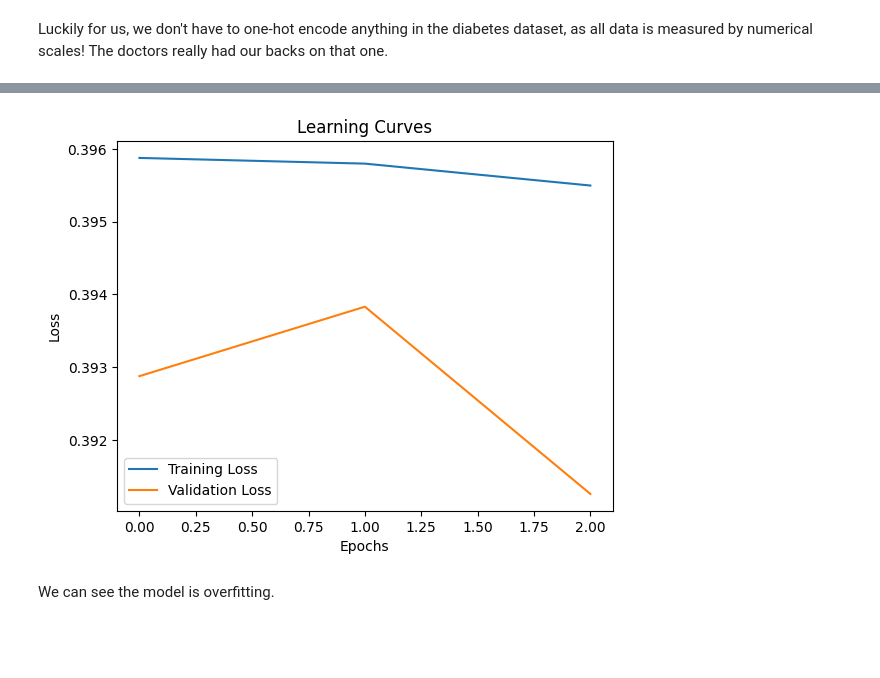
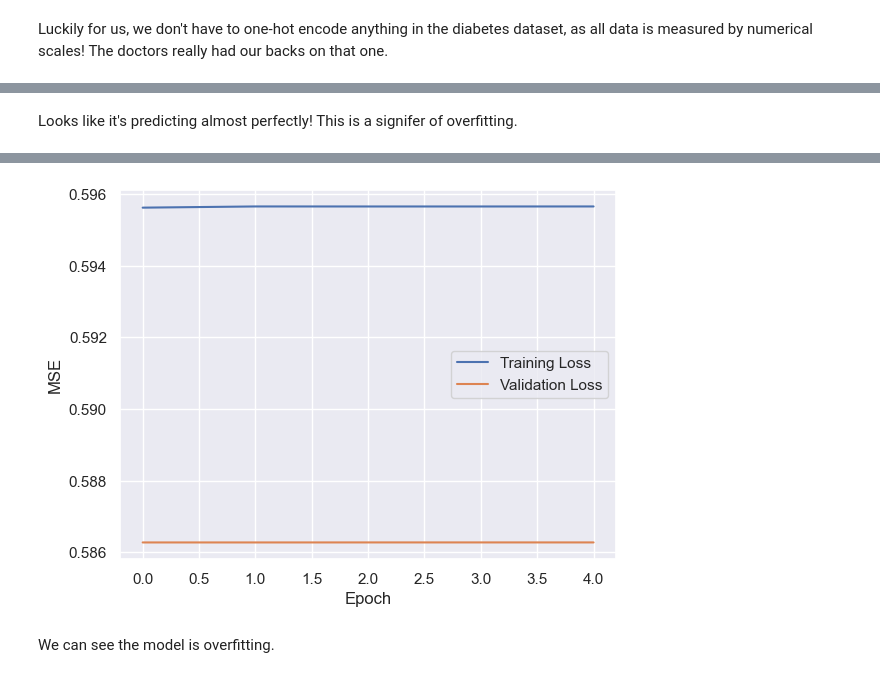
Before and after one commit to faithz314/INDE577, a Jupyter notebook: 577repo/Supervised Learning/4_Neural Networks/Diabetes.ipynb, the cells around one changed output, grey strips where cells are left out. Drawn from its saved outputs; the diff is of its cells as text; code cells hidden in the pictures; blank space fills up the shorter version.

```diff
--- a/577repo/Supervised Learning/4_Neural Networks/Diabetes.ipynb
+++ b/577repo/Supervised Learning/4_Neural Networks/Diabetes.ipynb
@@ -40,6 +47,8 @@ Luckily for us, we don't have to one-hot encode anything in the diabetes dataset
 # %%
 df= pd.read_csv(r"C:\Users\faith\inde 577\INDE577\577repo\Supervised Learning\Datasets\diabetes_012_health_indicators_BRFSS2015.csv")
 df= df.dropna()
+
+sns.set_theme()
 
 X = df.iloc[:, [1,2,3,4,5,6,7,8,9,10,11,12,13,14,15,16,17,18,19,20,21]].values
 y = df.iloc[:, 0].values
@@ -48,4 +57,4 @@ scaler = StandardScaler()
 X_scaled = scaler.fit_transform(X)
 X = X_scaled
 
-X_train, X_test, y_train, y_test = train_test_split(X, y, test_size=0.33, random_state=0)
+X_train, X_test, y_train, y_test = train_test_split(X, y, test_size=0.3, random_state=0)
@@ -53,7 +64,5 @@ X_train, X_test, y_train, y_test = train_test_split(X, y, test_size=0.33, random
 model = tf.keras.models.Sequential([
     tf.keras.layers.Dense(64, activation='relu', input_shape=(X_train.shape[1],)),
     tf.keras.layers.Dropout(0.2),
-    tf.keras.layers.Dense(32, activation='relu'),
-    tf.keras.layers.Dropout(0.2),
-    tf.keras.layers.Dense(3, activation='softmax')  # Output layer with 3 neurons and softmax activation
+    tf.keras.layers.Dense(20, activation='softmax')  # Output layer with 3 neurons and softmax activation
 ])
@@ -60,7 +71,8 @@ model = tf.keras.models.Sequential([
 # %%
-model.compile(optimizer='adam',
-              loss='sparse_categorical_crossentropy',
+model.compile(optimizer= tf.keras.optimizers.Adam(learning_rate=0.5),
+              loss='mse',
               metrics=['accuracy'])
 
-model.fit(X_train, y_train, epochs=3)
+#model.fit(X_train, y_train, epochs=3, validation_split=0.3)
+model.summary()
 # %% [output]
@@ -79,12 +117,13 @@ model.evaluate(X_test, y_test, verbose= 2)
+# %% [markdown]
+Looks like it's predicting almost perfectly! This is a signifer of overfitting.
 # %%
-history = model.fit(X_train, y_train, epochs= 3, validation_data=(X, y))
+history= model.fit(X_train, y_train, epochs=5, validation_split=0.3)
 
 # Plot learning curves
 plt.plot(history.history['loss'], label='Training Loss')
 plt.plot(history.history['val_loss'], label='Validation Loss')
-plt.xlabel('Epochs')
-plt.ylabel('Loss')
-plt.title('Learning Curves')
+plt.xlabel('Epoch')
+plt.ylabel('MSE')
 plt.legend()
 plt.show()
 # %% [output]
@@ -97,3 +140,3 @@ Epoch 3/3
-[figure, old version]
+[figure, new version]
 # %% [markdown]
 We can see the model is overfitting.
```
Also changed, not shown: parts of 10 cells of this notebook, 5 other files.
